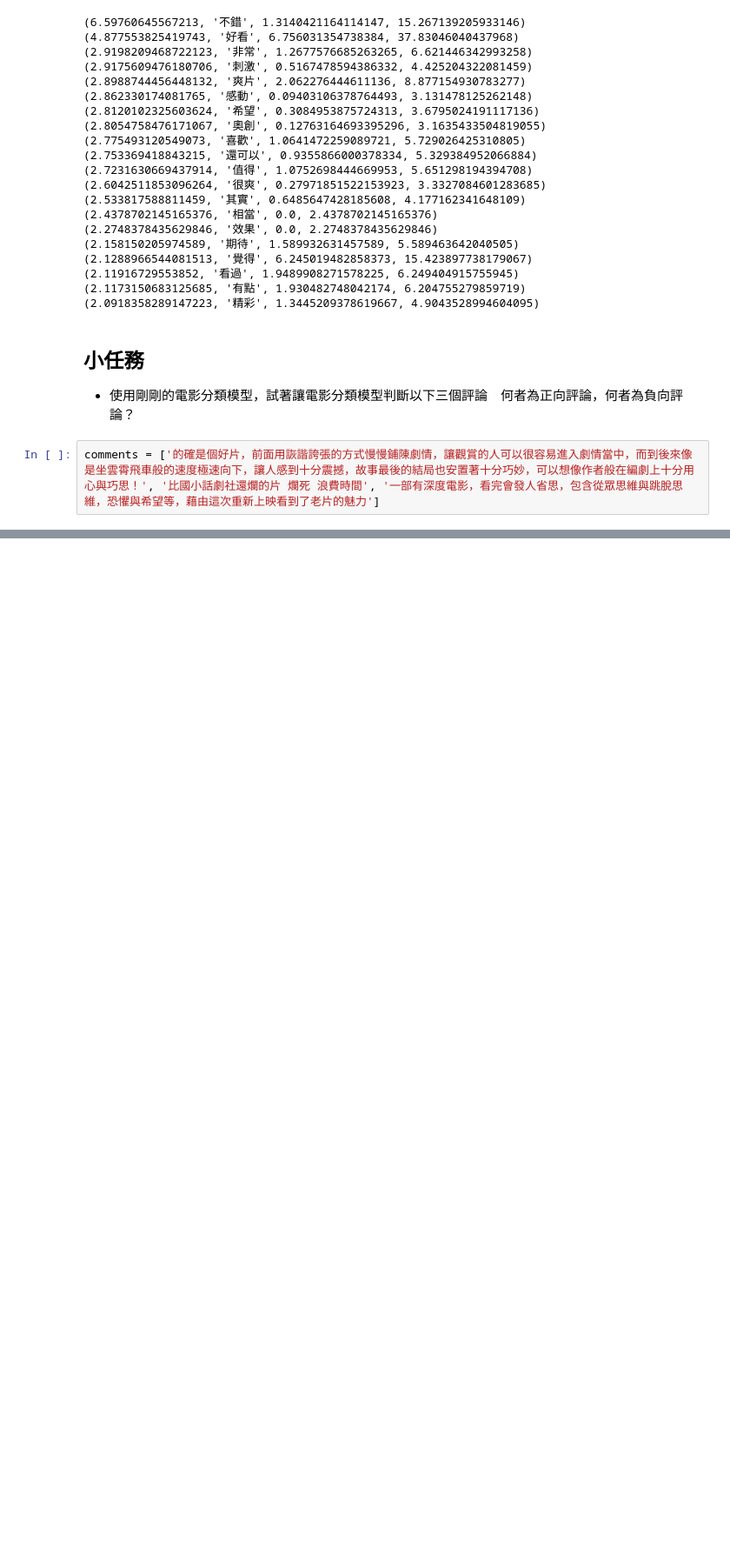
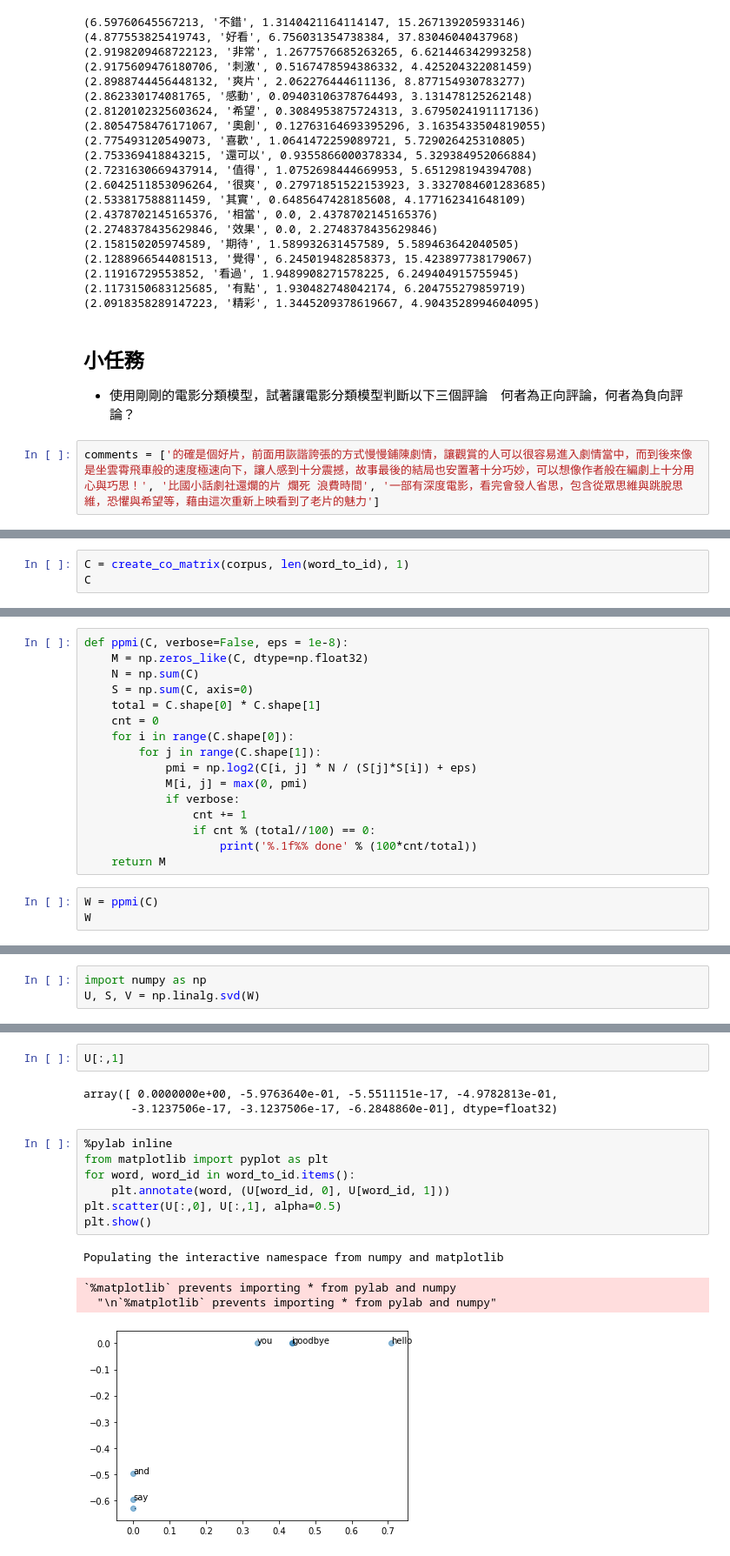
Before and after one commit to ywchiu/taipeifubon, a Jupyter notebook: Demo20200413.ipynb, the cells around one changed output, grey strips where cells are left out. Shown: that part at 87% size. Saved outputs shown, nothing was run; the diff lists cells and outputs as text; blank space fills up the shorter version.

```diff
--- a/Demo20200413.ipynb
+++ b/Demo20200413.ipynb
@@ -329,0 +447,3 @@ comments = ['的確是個好片，前面用詼諧誇張的方式慢慢鋪陳劇
+# %%
+C = create_co_matrix(corpus, len(word_to_id), 1)
+C
@@ -329,0 +497,19 @@ comments = ['的確是個好片，前面用詼諧誇張的方式慢慢鋪陳劇
+# %%
+def ppmi(C, verbose=False, eps = 1e-8):
+    M = np.zeros_like(C, dtype=np.float32)
+    N = np.sum(C)
+    S = np.sum(C, axis=0)
+    total = C.shape[0] * C.shape[1]
+    cnt = 0
+    for i in range(C.shape[0]):
+        for j in range(C.shape[1]):
+            pmi = np.log2(C[i, j] * N / (S[j]*S[i]) + eps)
+            M[i, j] = max(0, pmi)
+            if verbose:
+                cnt += 1
+                if cnt % (total//100) == 0:
+                    print('%.1f%% done' % (100*cnt/total))
+    return M
+# %%
+W = ppmi(C)
+W
@@ -329,0 +537,3 @@ comments = ['的確是個好片，前面用詼諧誇張的方式慢慢鋪陳劇
+# %%
+import numpy as np
+U, S, V = np.linalg.svd(W)
@@ -329,0 +557,17 @@ comments = ['的確是個好片，前面用詼諧誇張的方式慢慢鋪陳劇
+# %%
+U[:,1]
+# %% [output]
+array([ 0.0000000e+00, -5.9763640e-01, -5.5511151e-17, -4.9782813e-01,
+       -3.1237506e-17, -3.1237506e-17, -6.2848860e-01], dtype=float32)
+# %%
+%pylab inline
+from matplotlib import pyplot as plt
+for word, word_id in word_to_id.items():
+    plt.annotate(word, (U[word_id, 0], U[word_id, 1]))
+plt.scatter(U[:,0], U[:,1], alpha=0.5)
+plt.show()
+# %% [output]
+Populating the interactive namespace from numpy and matplotlib
+`%matplotlib` prevents importing * from pylab and numpy
+  "\n`%matplotlib` prevents importing * from pylab and numpy"
+[figure, added]
```
Also changed, not shown: parts of 32 cells of this notebook.
